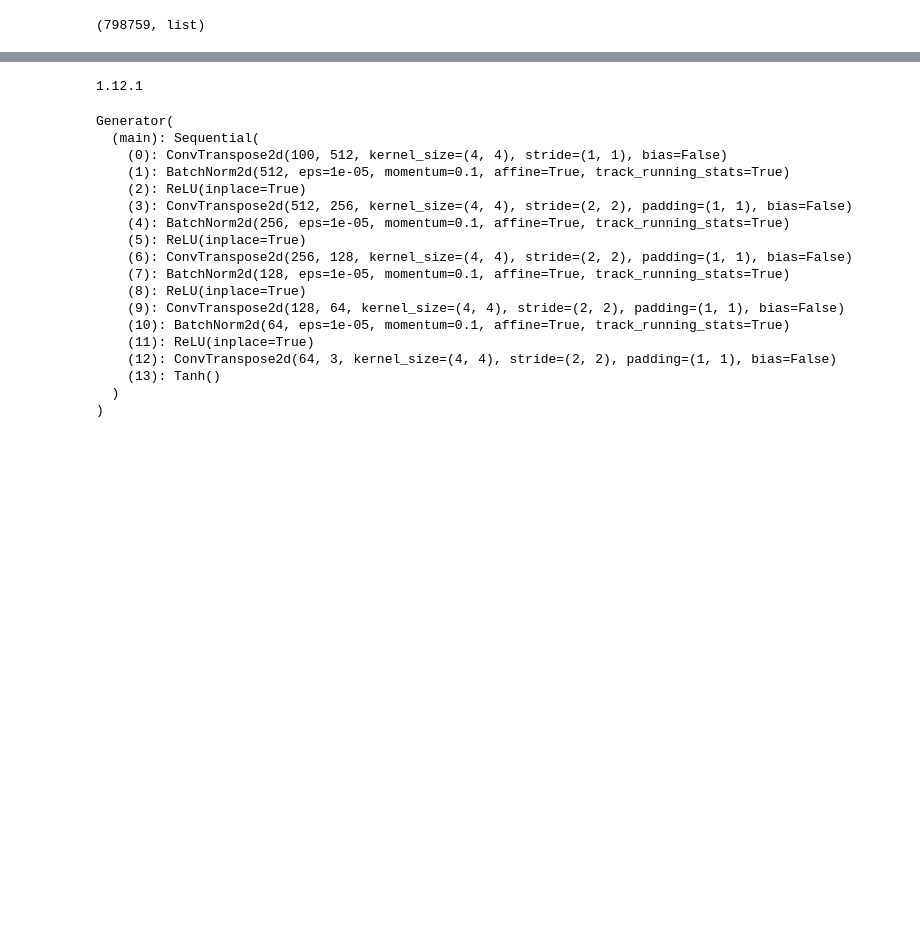
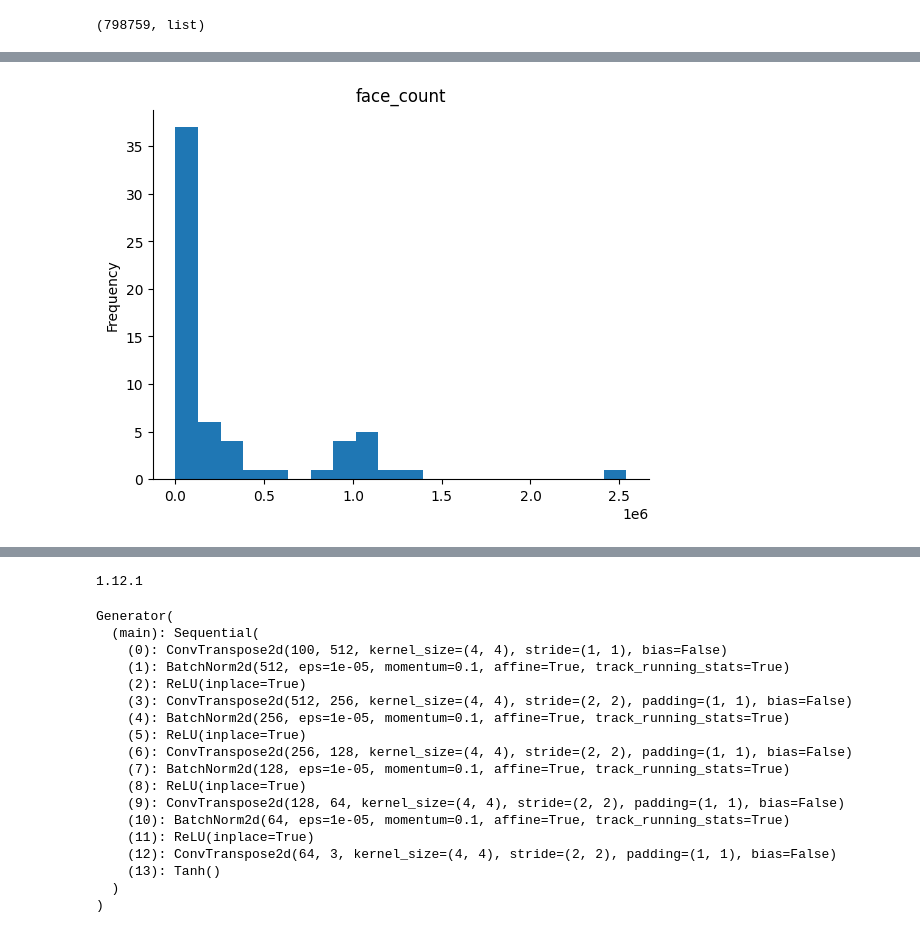
Before and after one commit to Rohit-Roby/Project, a Jupyter notebook: 04_03.ipynb, the cells around one changed output, grey strips where cells are left out. Saved outputs shown, nothing was run; the diff lists cells and outputs as text; code cells hidden in the pictures; blank space fills up the shorter version.

```diff
--- a/04_03.ipynb
+++ b/04_03.ipynb
@@ -110,0 +75,9 @@ place_travel_uids[:10]
+# %%
+df = pd.DataFrame()
+# type(df)
+df['uids'] = place_travel_uids
+# for uid in uids:
+# df.shape
+# %%
+for slug in annotations[uids[0]]['tags']:
+  print(slug['name'])
@@ -116,0 +94,5 @@ processes
+# %%
+objects = obx.load_objects(
+    uids = df['uids'],
+    download_processes = processes
+)
@@ -116,0 +118,9 @@ processes
+# %%
+for uid in df['uids']:
+  # df['face_count'] = annotations[df['uids']]['archives']['glb']['faceCount']
+  df['face_count'] = df['uids'].map(lambda x: annotations[x]['archives']['glb']['faceCount'] if x in annotations else None)
+  df['vertex_count'] = df['uids'].map(lambda x: annotations[x]['archives']['glb']['vertexCount'] if x in annotations else None)
+  df['texture_count'] = df['uids'].map(lambda x: annotations[x]['archives']['glb']['textureCount'] if x in annotations else None)
+  df['textureMaxResolution'] = df['uids'].map(lambda x: annotations[x]['archives']['glb']['textureMaxResolution'] if x in annotations else None)
+  df['glb_path'] = df['uids'].map(lambda x: objects[x])
+  df['tags'] = df['uids'].map(lambda x: [slug['name'] for slug in annotations[x]['tags']] if x in annotations else None)
@@ -116,0 +166,8 @@ processes
+# %%
+# @title vertex_count
+
+from matplotlib import pyplot as plt
+df['face_count'].plot(kind='hist', bins=20, title='face_count')
+plt.gca().spines[['top', 'right',]].set_visible(False)
+# %% [output]
+[figure, added]
```
Also changed, not shown: parts of 66 cells of this notebook.
